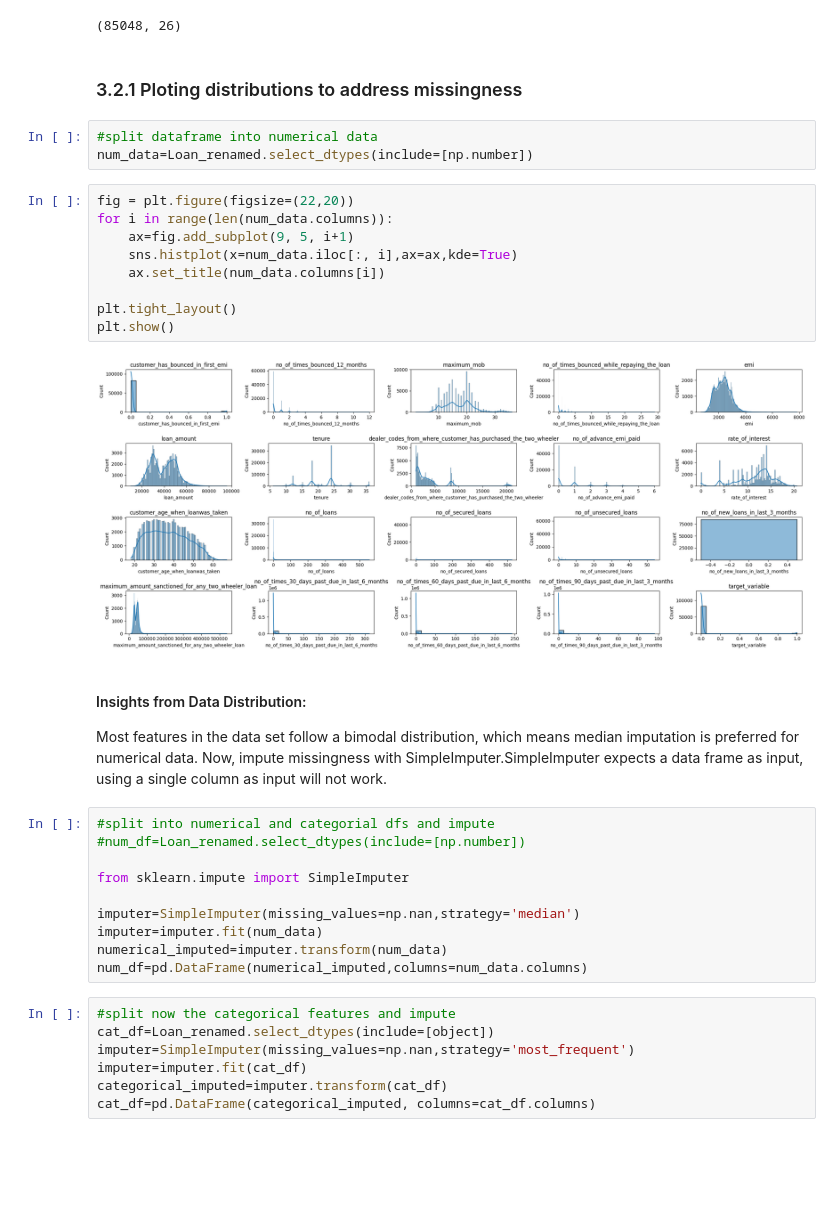
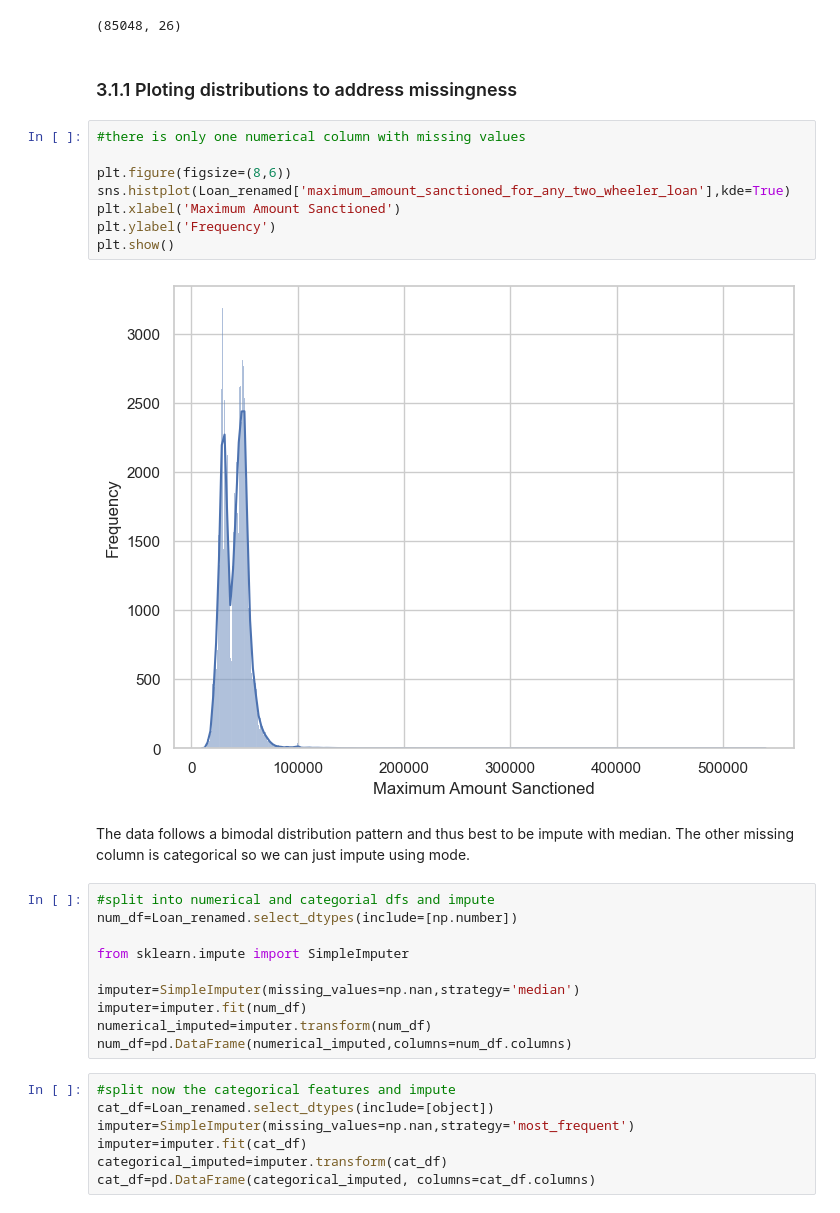
Before and after one commit to WamzMwangi/Machine_Learning_Foundations, a Jupyter notebook: Classification/Credit_Risk_Modelling.ipynb, the cells around one changed output. Saved outputs shown, nothing was run; the diff lists cells and outputs as text; blank space fills up the shorter version.

```diff
--- a/Classification/Credit_Risk_Modelling.ipynb
+++ b/Classification/Credit_Risk_Modelling.ipynb
@@ -192,35 +193,29 @@ Loan_renamed.shape
 # %% [output]
 (85048, 26)
 # %% [markdown]
-### 3.2.1 Ploting distributions to address missingness
+### 3.1.1 Ploting distributions to address missingness
-# %%
-#split dataframe into numerical data
-num_data=Loan_renamed.select_dtypes(include=[np.number])
-# %%
-fig = plt.figure(figsize=(22,20))
-for i in range(len(num_data.columns)):
-    ax=fig.add_subplot(9, 5, i+1)
-    sns.histplot(x=num_data.iloc[:, i],ax=ax,kde=True)
-    ax.set_title(num_data.columns[i])
-
-plt.tight_layout()
-plt.show()
-# %% [output]
-[figure, removed]
-# %% [markdown]
-#### Insights from Data Distribution:
-Most features in the data set follow a bimodal distribution, which means median imputation is preferred for numerical data.
-Now, impute missingness with SimpleImputer.SimpleImputer expects a data frame as input, using a single column as input will not work.
+# %%
+#there is only one numerical column with missing values
+
+plt.figure(figsize=(8,6))
+sns.histplot(Loan_renamed['maximum_amount_sanctioned_for_any_two_wheeler_loan'],kde=True)
+plt.xlabel('Maximum Amount Sanctioned')
+plt.ylabel('Frequency')
+plt.show()
+# %% [output]
+[figure, added]
+# %% [markdown]
+The data follows a bimodal distribution pattern and thus best to be impute with median. The other missing column is categorical so we can just impute using mode.
 # %%
 #split into numerical and categorial dfs and impute
-#num_df=Loan_renamed.select_dtypes(include=[np.number])
+num_df=Loan_renamed.select_dtypes(include=[np.number])
 
 from sklearn.impute import SimpleImputer
 
 imputer=SimpleImputer(missing_values=np.nan,strategy='median')
-imputer=imputer.fit(num_data)
-numerical_imputed=imputer.transform(num_data)
-num_df=pd.DataFrame(numerical_imputed,columns=num_data.columns)
+imputer=imputer.fit(num_df)
+numerical_imputed=imputer.transform(num_df)
+num_df=pd.DataFrame(numerical_imputed,columns=num_df.columns)
 # %%
 #split now the categorical features and impute
 cat_df=Loan_renamed.select_dtypes(include=[object])
```
Also changed, not shown: parts of 119 cells of this notebook, 1 other file.
